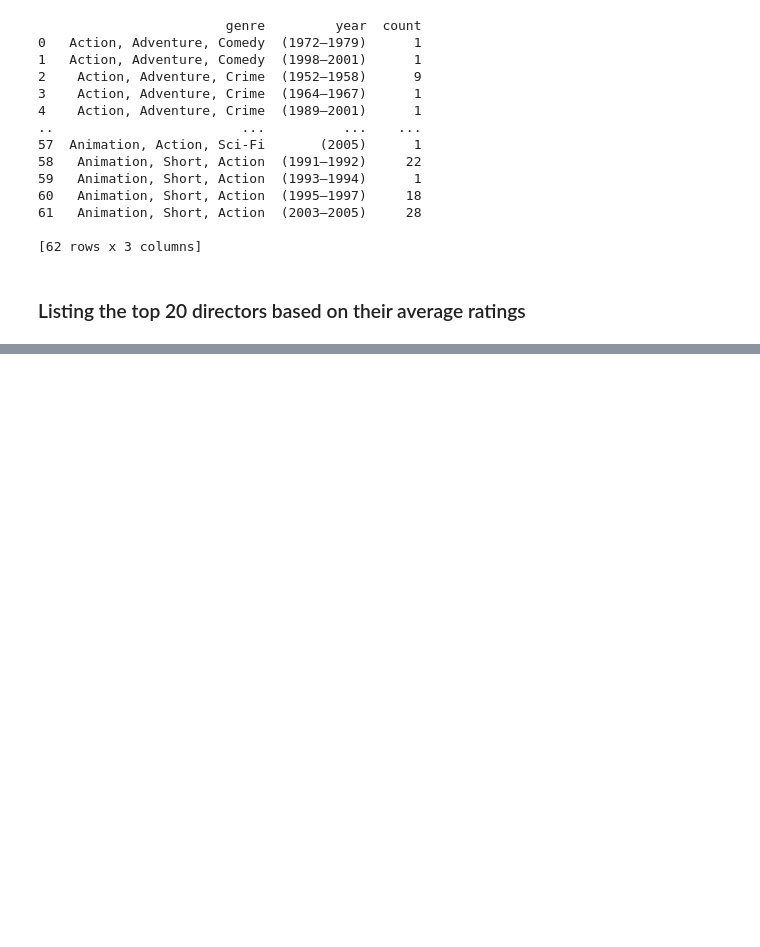
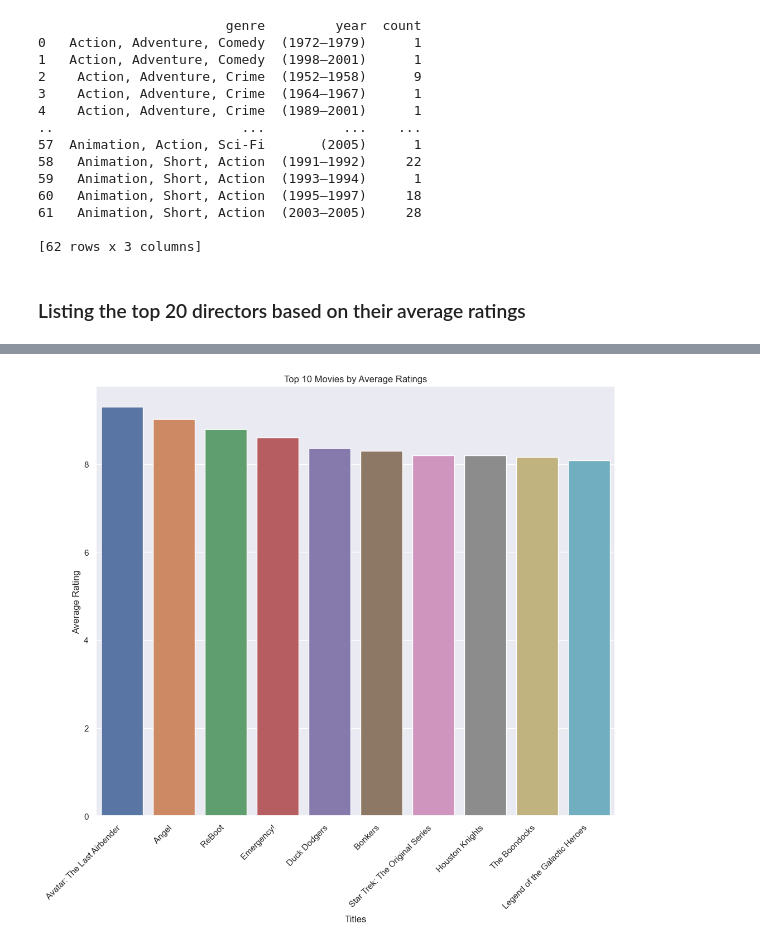
Before and after one commit to prateek-balani/data-analysis, a Jupyter notebook: data-analysis-imdb.ipynb, the cells around one changed output, grey strips where cells are left out. Cells and saved outputs as stored; diff of their text form; code cells hidden in the pictures; blank space fills up the shorter version.

```diff
--- a/data-analysis-imdb.ipynb
+++ b/data-analysis-imdb.ipynb
@@ -143,3 +143,17 @@ print(top_directors)
 250  Hiroshi Kawashima   8.900
 180        Dick Zondag   8.800
 484  Norifumi Kiyozumi   8.800
+# %%
+dataload_ex_copy2 = dataload_ex.copy()
+movie_rating_average = dataload_ex_copy2.explode("title").groupby("title")["rating"].mean().reset_index()
+movie_rating_average = movie_rating_average.sort_values("rating", ascending= False)
+top_movies = movie_rating_average.head(10)
+
+sns.barplot(x="title", y="rating", data=top_movies)
+plt.ylabel('Average Rating')
+plt.xlabel('Titles')
+plt.title('Top 10 Movies by Average Ratings')
+plt.xticks(rotation=45, ha='right')
+plt.show()
+# %% [output]
+[figure, added]
```
Also changed, not shown: parts of 1 cell of this notebook.
